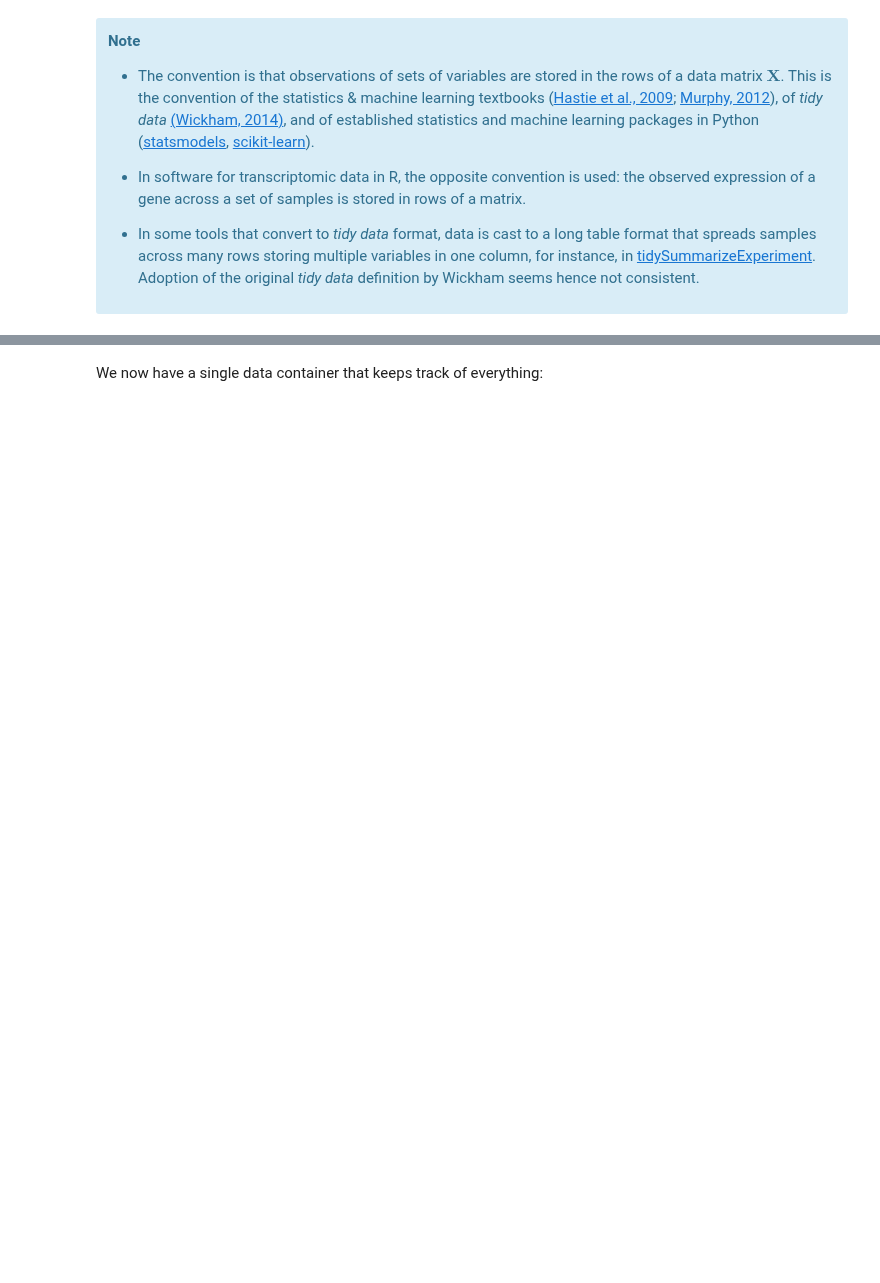
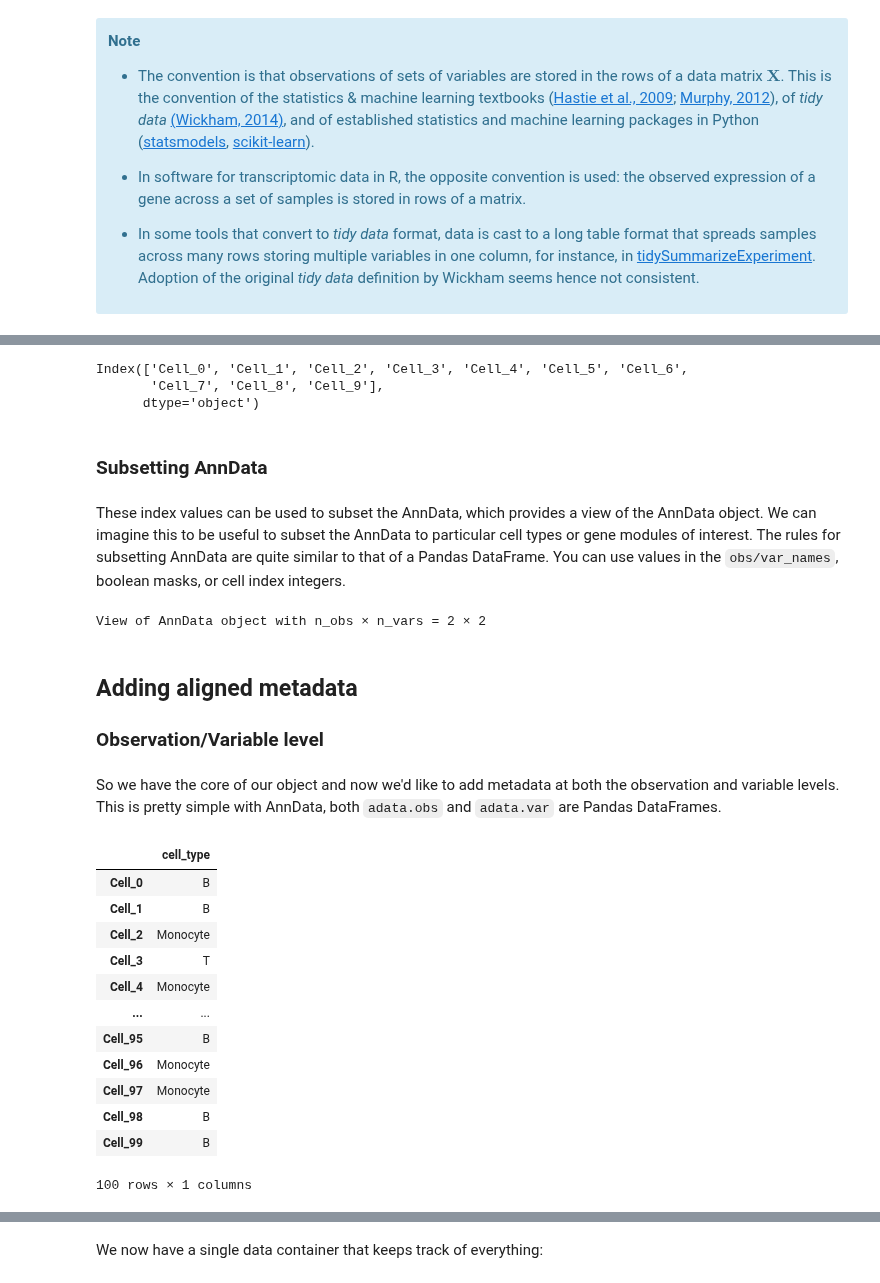
Before and after one commit to scverse/anndata-tutorials, a Jupyter notebook: getting-started.ipynb, the cells around one changed output, grey strips where cells are left out. Cells and saved outputs as stored; diff of their text form; code cells hidden in the pictures; blank space fills up the shorter version.

```diff
--- a/getting-started.ipynb
+++ b/getting-started.ipynb
@@ -37,0 +38,4 @@ X = np.random.random((n_obs, n_vars))
+# %%
+counts = csr_matrix(np.random.poisson(1, size=(100, 2000)))
+adata = ad.AnnData(counts)
+adata
@@ -62,0 +65,40 @@ df.head()
+# %%
+adata.obs_names = [f"Cell_{i}" for i in range(adata.n_obs)]
+adata.var_names = [f"Gene_{i}" for i in range(adata.n_vars)]
+print(adata.obs_names[:10])
+# %% [output]
+Index(['Cell_0', 'Cell_1', 'Cell_2', 'Cell_3', 'Cell_4', 'Cell_5', 'Cell_6',
+       'Cell_7', 'Cell_8', 'Cell_9'],
+      dtype='object')
+# %% [markdown]
+### Subsetting AnnData
+# %% [markdown]
+These index values can be used to subset the AnnData, which provides a view of the AnnData object. We can imagine this to be useful to subset the AnnData to particular cell types or gene modules of interest. The rules for subsetting AnnData are quite similar to that of a Pandas DataFrame. You can use values in the `obs/var_names`, boolean masks, or cell index integers.
+# %%
+adata[["Cell_1", "Cell_10"], ["Gene_5", "Gene_1900"]]
+# %% [output]
+View of AnnData object with n_obs × n_vars = 2 × 2
+# %% [markdown]
+## Adding aligned metadata
+
+### Observation/Variable level
+# %% [markdown]
+So we have the core of our object and now we'd like to add metadata at both the observation and variable levels. This is pretty simple with AnnData, both `adata.obs` and `adata.var` are Pandas DataFrames.
+# %%
+ct = np.random.choice(["B", "T", "Monocyte"], size=(adata.n_obs,))
+adata.obs["cell_type"] = ct
+adata.obs
+# %% [output]
+|  | cell_type |
+| Cell_0 | B |
+| Cell_1 | B |
+| Cell_2 | Monocyte |
+| Cell_3 | T |
+| Cell_4 | Monocyte |
+| ... | ... |
+| Cell_95 | B |
+| Cell_96 | Monocyte |
+| Cell_97 | Monocyte |
+| Cell_98 | B |
+| Cell_99 | B |
+100 rows × 1 columns
```
Also changed, not shown: parts of 66 cells of this notebook.
